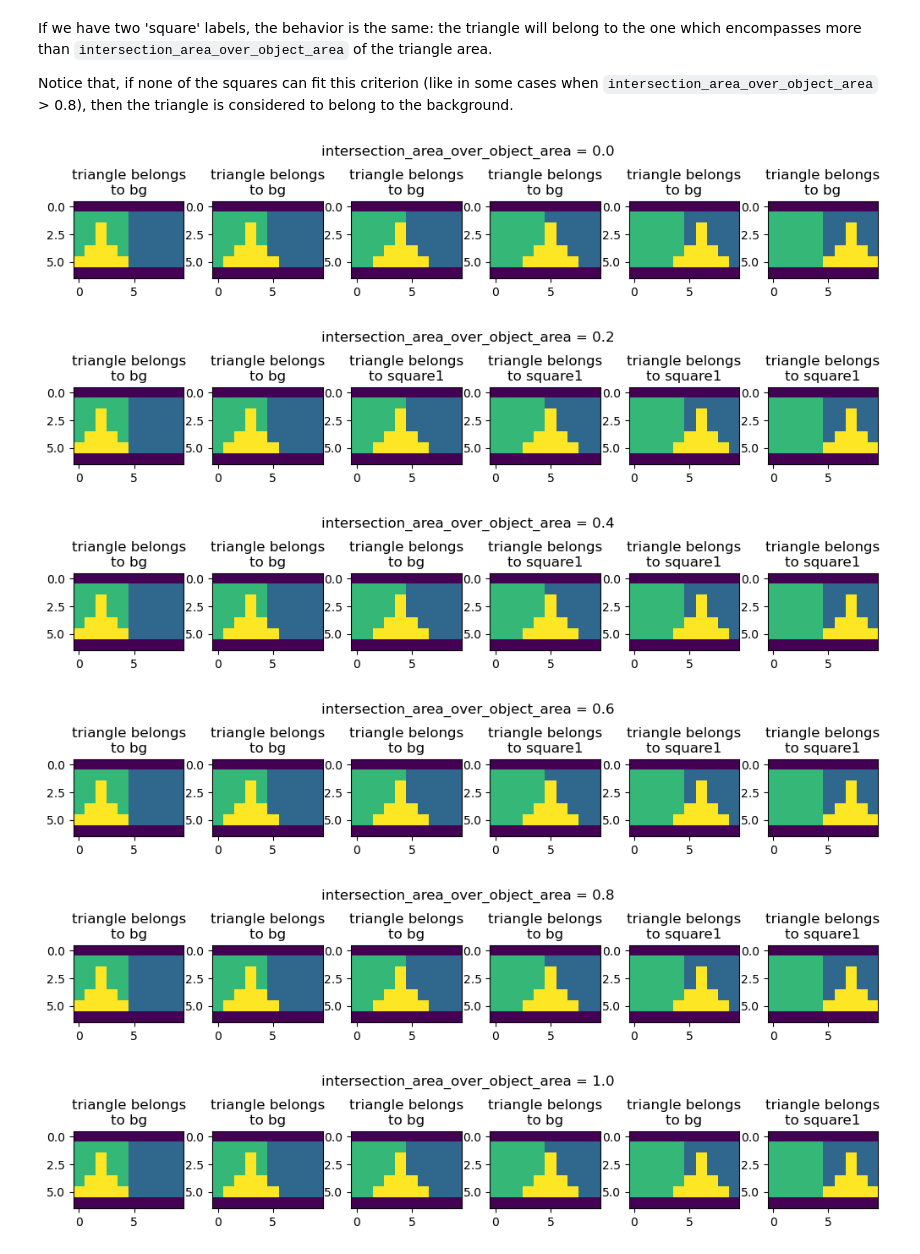
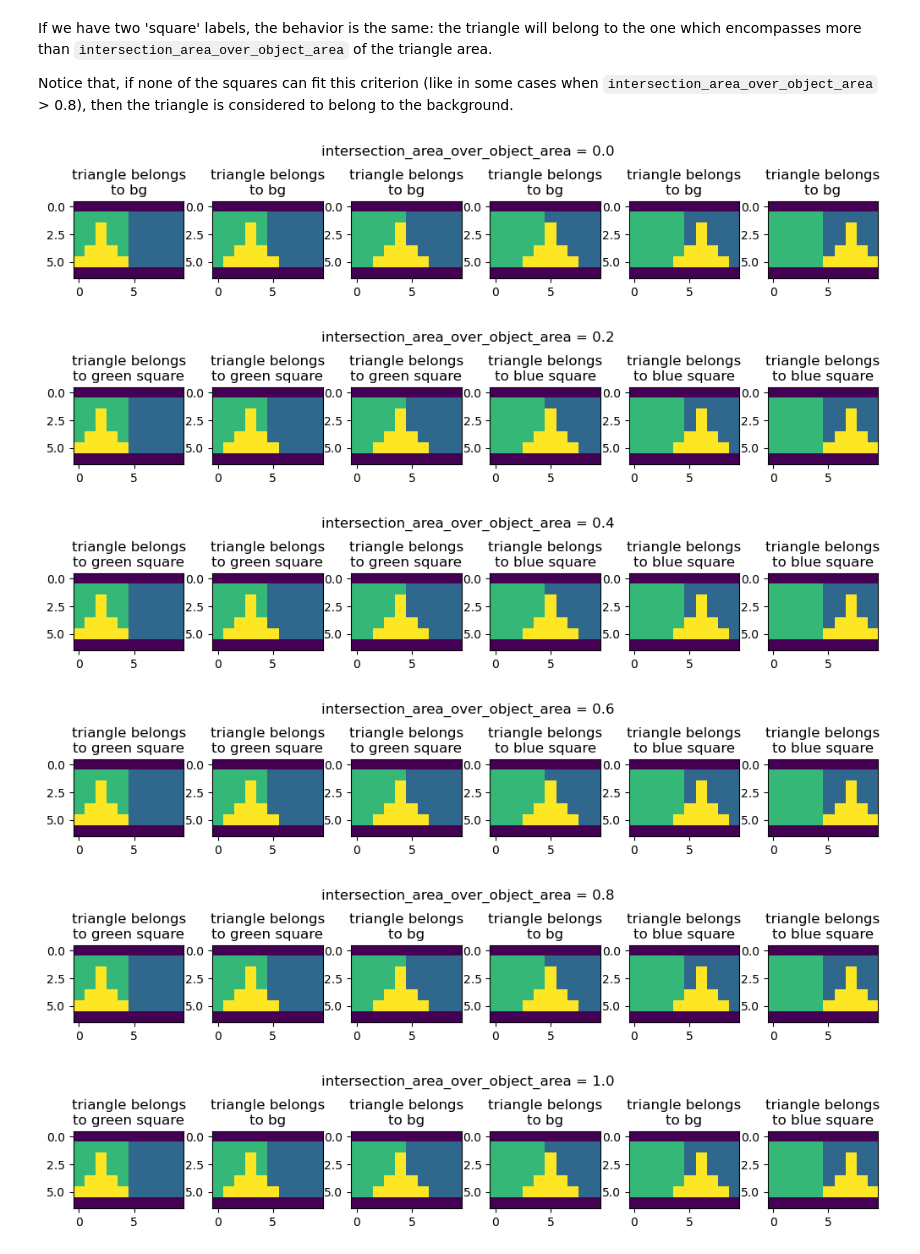
Before and after one commit to haesleinhuepf/napari-skimage-regionprops, a Jupyter notebook: demo/intersection_area_over_object_area_explained.ipynb, the cells around one changed output. Drawn from its saved outputs; the diff is of its cells as text; code cells hidden in the pictures.

```diff
--- a/demo/intersection_area_over_object_area_explained.ipynb
+++ b/demo/intersection_area_over_object_area_explained.ipynb
@@ -136,24 +136,24 @@ ref_labels2 = np.array([
     [2, 2, 2, 2, 2, 1, 1, 1, 1, 1],
     [0, 0, 0, 0, 0, 0, 0, 0, 0, 0]])
 # %%
-label_dict = {0: 'bg', 1: 'square1', 2: 'square2'} #bg means background
+label_dict = {0: 'bg', 1: 'blue square', 2: 'green square'} #bg means background
 # %%
 for i in range(6):
     intersection_area_over_object_area = i/5
 
     fig, ax = plt.subplots(1,6, figsize = [10,2])
     title = 'intersection_area_over_object_area = ' + str(intersection_area_over_object_area)
     plt.suptitle(title)
     for i, probe in enumerate(probe_list):
         ax[i].imshow(ref_labels2 + probe, vmax=3)
-        value = highest_overlap(regionmask = probe, intensity_image = ref_labels,
+        value = highest_overlap(regionmask = probe, intensity_image = ref_labels2,
                             overlap_threshold=intersection_area_over_object_area)
         ax[i].set_title('triangle belongs\nto ' + label_dict[value])
     plt.tight_layout()
 # %% [output]
 [figure]
-[figure, old version]
+[figure, new version]
-[figure, old version]
+[figure, new version]
-[figure, old version]
+[figure, new version]
-[figure, old version]
+[figure, new version]
-[figure, old version]
+[figure, new version]
```
Also changed, not shown: 2 other files.
